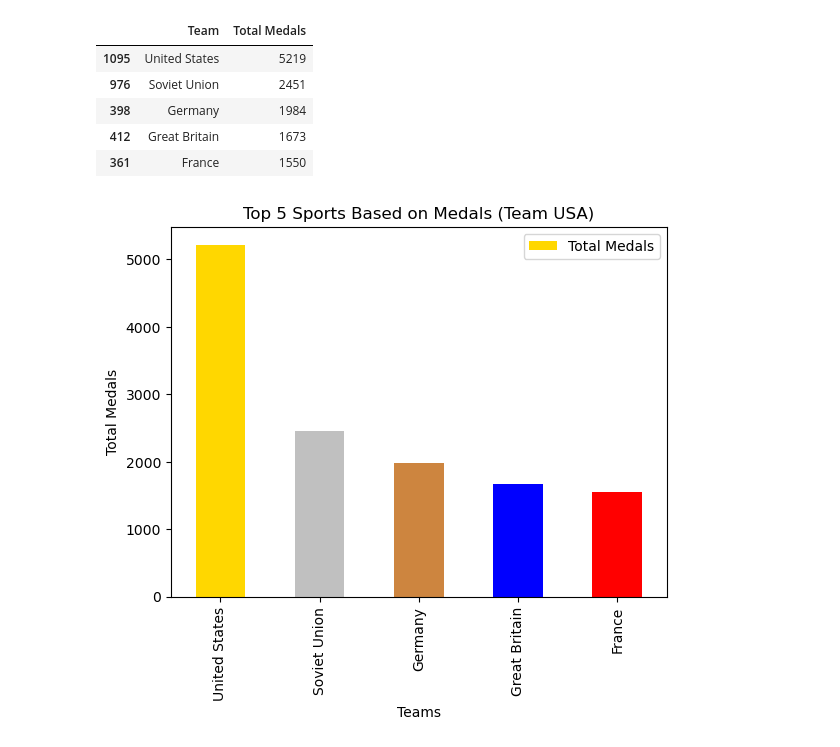
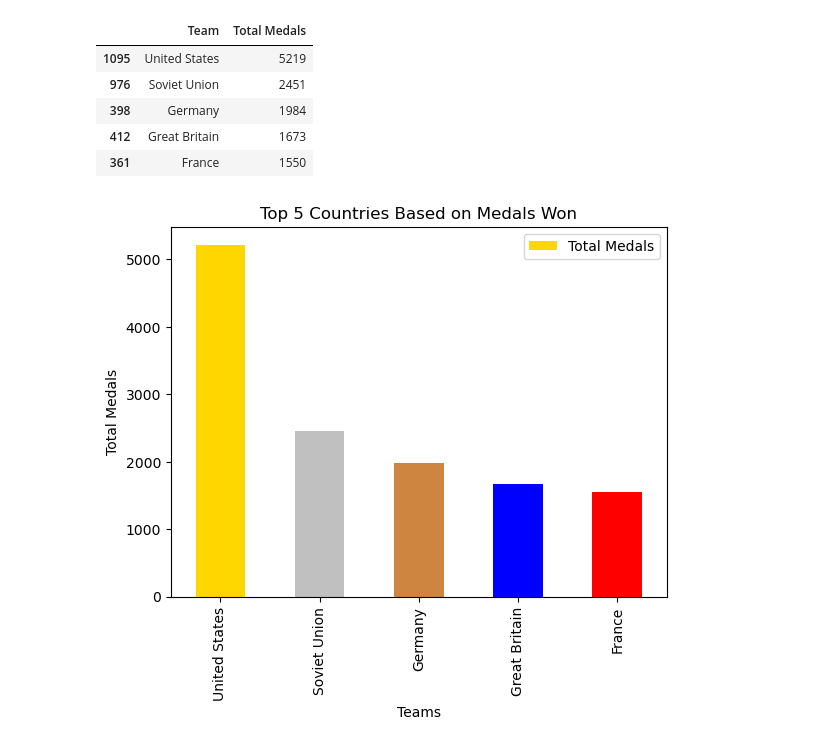
Before and after one commit to kfrogb/EDA-Project1, a Jupyter notebook: Project 1.ipynb, the cells around one changed output. Saved outputs shown, nothing was run; the diff lists cells and outputs as text; code cells hidden in the pictures.

```diff
--- a/Project 1.ipynb
+++ b/Project 1.ipynb
@@ -318,13 +318,13 @@ most_dominant_country_sorted.head()
 # %%
 # bar graph
 top_country_bar = {'Teams': ['United States','Soviet Union','Germany','Great Britain','France'], 'Total Medals': [5219,2451,1984,1673,1550]}
 top_country_bar_df = pd.DataFrame(top_country_bar)
 
-top_country_bar_df.plot(kind='bar', color=['gold','silver','peru','blue','red'], x='Teams', y='Total Medals', title='Top 5 Sports Based on Medals (Team USA)')
+top_country_bar_df.plot(kind='bar', color=['gold','silver','peru','blue','red'], x='Teams', y='Total Medals', title='Top 5 Countries Based on Medals Won')
 plt.xlabel('Teams')
 plt.ylabel('Total Medals')
 
 plt.savefig('top_5_teams.png')
 plt.show()
 # %% [output]
-[figure, old version]
+[figure, new version]
```
